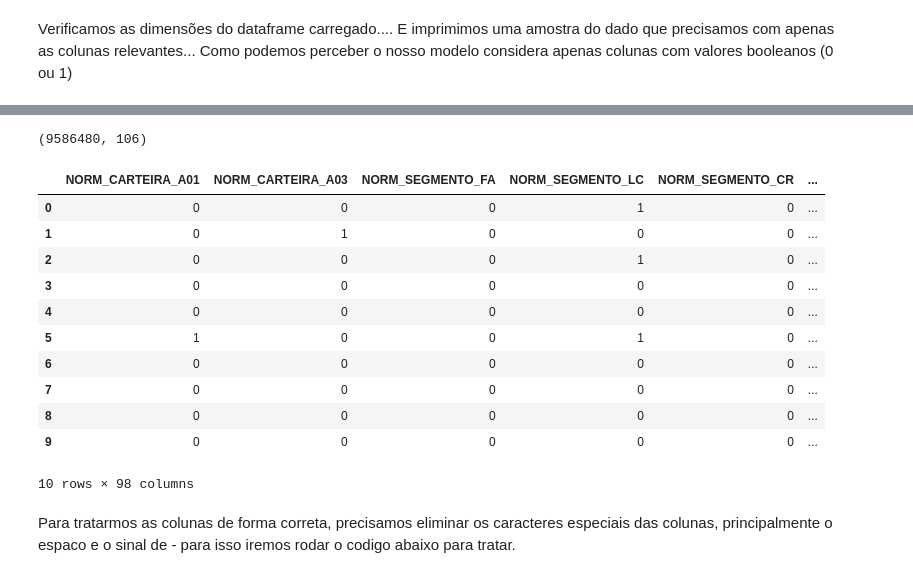
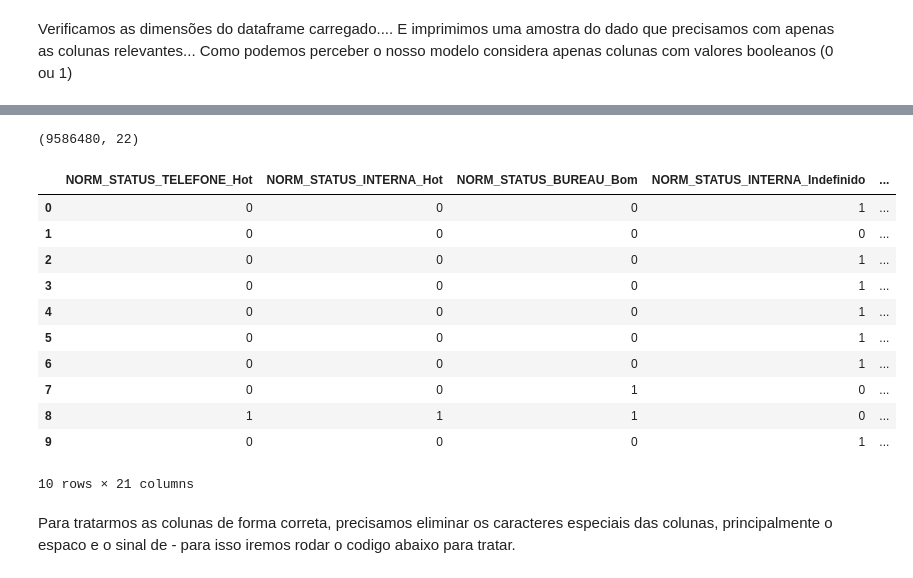
Before and after one commit to gbencke/DeepMailing, a Jupyter notebook: notebook/DeepMailing - XGBoost - Reduzindo Dimensoes.ipynb, the cells around one changed output, grey strips where cells are left out. Cells and saved outputs as stored; diff of their text form; code cells hidden in the pictures.

```diff
--- a/notebook/DeepMailing - XGBoost - Reduzindo Dimensoes.ipynb
+++ b/notebook/DeepMailing - XGBoost - Reduzindo Dimensoes.ipynb
@@ -27,7 +27,7 @@ from matplotlib.pylab import rcParams
 Abaixo definimos os diretorios e nomes dos arquivos intermediarios.
 # %%
 log_location = "../logs/"
-arquivo_df_pickled_norm = "../intermediate/df.norm.pickle"
+arquivo_df_pickled_norm = "../intermediate/df.norm.corr.pickle"
 arquivo_df_pickled_norm_train = "../intermediate/df.norm.train.pickle"
 arquivo_df_pickled_norm_test = "../intermediate/df.norm.test.pickle"
 arquivo_df_pickled_norm_train_x = "../intermediate/df.norm.train.x.pickle.npy"
@@ -79,20 +79,20 @@ chamadas.head(10)
 # %%
 print_log(chamadas.shape)
-chamadas.loc[:, 'NORM_CARTEIRA_A01':'NORM_LIGACOES'].head(10)
+chamadas.loc[:, :'NORM_LIGACOES'].head(10)
 # %% [output]
-(9586480, 106)
+(9586480, 22)
-|  | NORM_CARTEIRA_A01 | NORM_CARTEIRA_A03 | NORM_SEGMENTO_FA | NORM_SEGMENTO_LC | NORM_SEGMENTO_CR | ... |
-| 0 | 0 | 0 | 0 | 1 | 0 | ... |
-| 1 | 0 | 1 | 0 | 0 | 0 | ... |
-| 2 | 0 | 0 | 0 | 1 | 0 | ... |
-| 3 | 0 | 0 | 0 | 0 | 0 | ... |
-| 4 | 0 | 0 | 0 | 0 | 0 | ... |
-| 5 | 1 | 0 | 0 | 1 | 0 | ... |
-| 6 | 0 | 0 | 0 | 0 | 0 | ... |
-| 7 | 0 | 0 | 0 | 0 | 0 | ... |
-| 8 | 0 | 0 | 0 | 0 | 0 | ... |
-| 9 | 0 | 0 | 0 | 0 | 0 | ... |
+|  | NORM_STATUS_TELEFONE_Hot | NORM_STATUS_INTERNA_Hot | NORM_STATUS_BUREAU_Bom | NORM_STATUS_INTERNA_Indefinido | ... |
+| 0 | 0 | 0 | 0 | 1 | ... |
+| 1 | 0 | 0 | 0 | 0 | ... |
+| 2 | 0 | 0 | 0 | 1 | ... |
+| 3 | 0 | 0 | 0 | 1 | ... |
+| 4 | 0 | 0 | 0 | 1 | ... |
+| 5 | 0 | 0 | 0 | 1 | ... |
+| 6 | 0 | 0 | 0 | 1 | ... |
+| 7 | 0 | 0 | 1 | 0 | ... |
+| 8 | 1 | 1 | 1 | 0 | ... |
+| 9 | 0 | 0 | 0 | 1 | ... |
-10 rows × 98 columns
+10 rows × 21 columns
 # %% [markdown]
 Para tratarmos as colunas de forma correta, precisamos eliminar os caracteres especiais das colunas, principalmente o espaco e o sinal de - para isso iremos rodar o codigo abaixo para tratar.
 # %%
```
Also changed, not shown: parts of 21 cells of this notebook.
